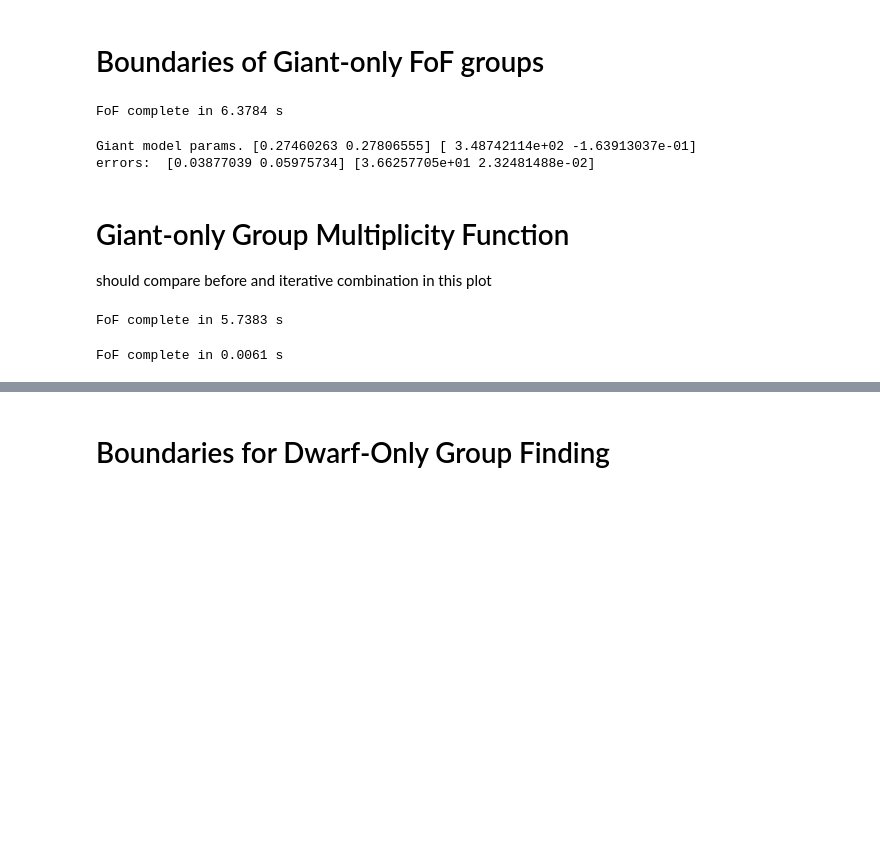
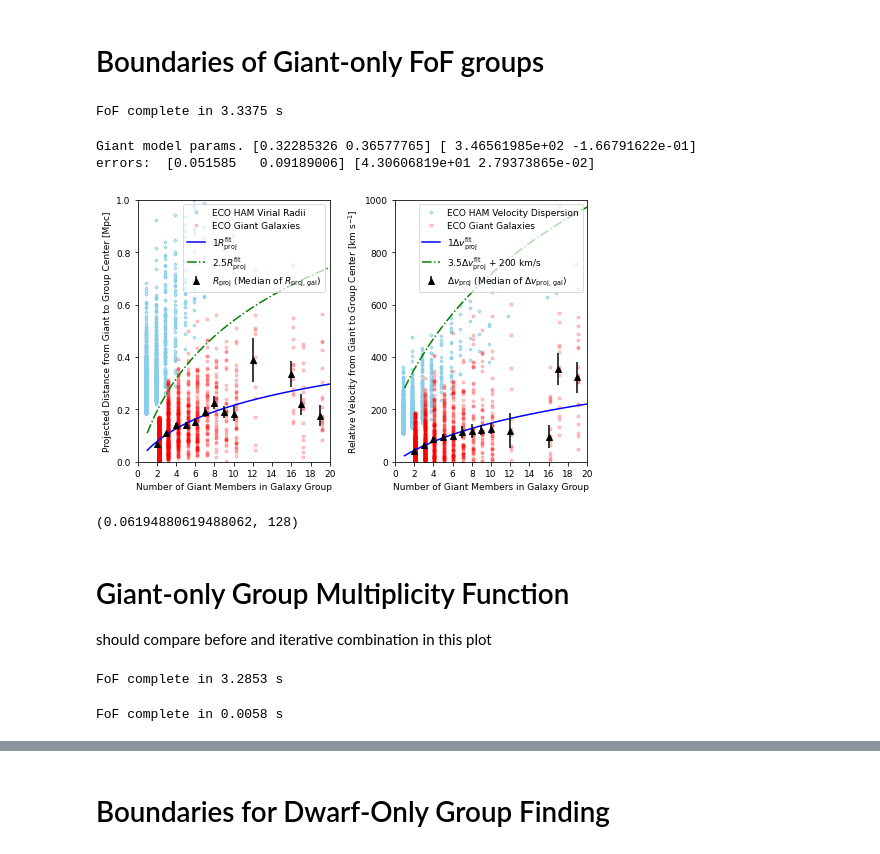
Before and after one commit to zhutchens1/g3groupfinder, a Jupyter notebook: resolve_and_eco/Section3Figures.ipynb, the cells around one changed output, grey strips where cells are left out. Cells and saved outputs as stored; diff of their text form; code cells hidden in the pictures; blank space fills up the shorter version.

```diff
--- a/resolve_and_eco/Section3Figures.ipynb
+++ b/resolve_and_eco/Section3Figures.ipynb
@@ -1,4 +1,5 @@
 # %%
+
 import sys
 sys.path.insert(0,'../g3algo/')
 from g3groupfinder import giantmodel, decayexp, sigmarange
@@ -12,6 +13,8 @@ from matplotlib.ticker import MaxNLocator
 from matplotlib import rcParams
 from scipy.optimize import curve_fit
 from center_binned_stats import center_binned_stats
+from scipy.stats import ks_2samp as kstest
+from scipy.interpolate import interp1d
 rcParams['axes.labelsize'] = 9
 rcParams['xtick.labelsize'] = 9
 rcParams['ytick.labelsize'] = 9
@@ -22,7 +25,11 @@ rcParams['grid.linewidth'] = 0.2
 my_locator = MaxNLocator(6)
 singlecolsize = (3.3522420091324205, 2.0717995001590714)
 doublecolsize = (7.100005949910059, 4.3880449973709)
-HUBBLE_CONST = 100.
+HUBBLE_CONST = 70.
+
+from scipy.spatial.distance import euclidean
+def hellinger2(p, q):
+    return euclidean(np.sqrt(p), np.sqrt(q)) / np.sqrt(2)
 # %% [markdown]
 # Boundaries of Giant-only FoF groups
 # %%
@@ -33,10 +40,10 @@ ecoradeg = np.array(ecodata.radeg)
 ecodedeg = np.array(ecodata.dedeg)
 ecocz = np.array(ecodata.cz)
 ecoabsrmag = np.array(ecodata.absrmag)
-ecogiantsel = (ecodata.absrmag<-19.4)
+ecogiantsel = (ecodata.absrmag<-19.5)
 ecogiantfofid = fof.fast_fof(ecoradeg[ecogiantsel],ecodedeg[ecogiantsel],ecocz[ecogiantsel],0.07,1.1,3.39/0.7,H0=70.)
 # %% [output]
-FoF complete in 6.3784 s
+FoF complete in 3.3375 s
 # %%
 ecogiantgrpra, ecogiantgrpdec, ecogiantgrpcz = fof.group_skycoords(ecoradeg[ecogiantsel], ecodedeg[ecogiantsel], ecocz[ecogiantsel], ecogiantfofid)
 relvel = np.abs(ecogiantgrpcz - ecocz[ecogiantsel])
@@ -55,8 +62,8 @@ poptrproj,cov1 = curve_fit(giantmodel, uniqecogiantgrpn[keepcalsel], median_relp
 poptdvproj,cov2 = curve_fit(giantmodel, uniqecogiantgrpn[keepcalsel], median_relvel, sigma=dvproj_median_error)#, p0=[160,6.5,45,-600])
 print("Giant model params.", poptrproj, poptdvproj)
 print("errors: ",np.sqrt(np.diag(cov1)),np.sqrt(np.diag(cov2)))
-rproj_boundary = lambda N: 3.5*giantmodel(N, *poptrproj) #3*(rprojslope*N+rprojint)
-vproj_boundary = lambda N: 6.5*giantmodel(N, *poptdvproj) #4.5*(dvprojslope*N+dvprojint)
+rproj_boundary = lambda N: 2.5*giantmodel(N, *poptrproj) #3*(rprojslope*N+rprojint)
+vproj_boundary = lambda N: 3.5*giantmodel(N, *poptdvproj)+200 #4.5*(dvprojslope*N+dvprojint)
 assert ((rproj_boundary(1)>0) and (vproj_boundary(1)>0)), "Cannot extrapolate Rproj or Vproj to N=1"
 
 # get virial radii from abundance matching to giant-only groups
@@ -70,39 +77,46 @@ GRAV=4.32e-9
 Vmax2 = (GRAV*(10**gilogmh)/gihalorvir)*0.216*cvir/Ac
 gihalorvir = gihalorvir / (HUBBLE_CONST/100.)
 # %% [output]
-Giant model params. [0.27460263 0.27806555] [ 3.48742114e+02 -1.63913037e-01]
-errors:  [0.03877039 0.05975734] [3.66257705e+01 2.32481488e-02]
+Giant model params. [0.32285326 0.36577765] [ 3.46561985e+02 -1.66791622e-01]
+errors:  [0.051585   0.09189006] [4.30606819e+01 2.79373865e-02]
 # %%
+%matplotlib inline
 fig, (ax,ax1) = plt.subplots(ncols=2, figsize=doublecolsize)
 sel = (ecogiantgrpn>1)
 ax1.plot(gihalon-0.2, gihalovdisp, 'D', label=r'ECO HAM Velocity Dispersion', rasterized=True, ms=2, markerfacecolor="None", markeredgecolor='skyblue')
 ax1.plot(ecogiantgrpn[sel]+0.1, relvel[sel], 'r.', alpha=0.2, label=r'ECO Giant Galaxies', rasterized=True)
 ax1.errorbar(uniqecogiantgrpn[keepcalsel], median_relvel, fmt='k^', label=r'$\Delta v_{\rm proj}$ (Median of $\Delta v_{\rm proj,\, gal}$)',yerr=dvproj_median_error, rasterized=True, zorder=15)
 tx = np.linspace(1,max(ecogiantgrpn),1000)
 ax1.plot(tx, giantmodel(tx, *poptdvproj), label=r'$1\Delta v_{\rm proj}^{\rm fit}$', rasterized=True, color='blue')
-ax1.plot(tx, 6.5*giantmodel(tx, *poptdvproj), 'g',  label=r'$6.5\Delta v_{\rm proj}^{\rm fit}$', linestyle='-.', rasterized=True)
+ax1.plot(tx, 3.5*giantmodel(tx, *poptdvproj)+200, 'g',  label=r'$3.5\Delta v_{\rm proj}^{\rm fit}$ + 200 km/s', linestyle='-.', rasterized=True)
 
 ax1.set_xlim(0,20)
-ax1.set_ylim(0,850)
+ax1.set_ylim(0,1000)
 ax1.set_xticks(np.arange(0,22,2))
 ax1.set_xlabel("Number of Giant Members in Galaxy Group")
 ax1.set_ylabel(r"Relative Velocity from Giant to Group Center [km s$^{-1}$]")
-ax1.legend(loc='upper right', framealpha=1)
+ax1.legend(loc='upper right', framealpha=0.7)
 
 ax.plot(gihalon-0.1, gihalorvir, 'D', markeredgecolor='skyblue', markerfacecolor="None", ms=2, label=r'ECO HAM Virial Radii', rasterized=True)
 ax.plot(ecogiantgrpn[sel]+0.2, relprojdist[sel], 'r.', alpha=0.2, label=r'ECO Giant Galaxies', rasterized=True)
 ax.errorbar(uniqecogiantgrpn[keepcalsel], median_relprojdist, fmt='k^', label=r'$R_{\rm proj}$ (Median of $R_{\rm proj,\, gal}$)',yerr=rproj_median_error, rasterized=True, zorder=15)
 ax.plot(tx, giantmodel(tx, *poptrproj), label=r'$1R_{\rm proj}^{\rm fit}$', rasterized=True, color='blue')
-ax.plot(tx, 3.5*giantmodel(tx, *poptrproj), 'g', label=r'$3.5R_{\rm proj}^{\rm fit}$', linestyle='-.', rasterized=True)
+ax.plot(tx, 2.5*giantmodel(tx, *poptrproj), 'g', label=r'$2.5R_{\rm proj}^{\rm fit}$', linestyle='-.', rasterized=True)
 ax.set_xlabel("Number of Giant Members in Galaxy Group")
 ax.set_ylabel(r"Projected Distance from Giant to Group Center [Mpc]")
-ax.legend(loc='best', framealpha=1)
+ax.legend(loc='best', framealpha=0.7)
 ax.set_xlim(0,20)
-ax.set_ylim(0,0.85)
+ax.set_ylim(0,1)
 ax.set_xticks(np.arange(0,22,2))
 plt.tight_layout()
 plt.savefig("../figures/rproj_calibration_assoc.pdf")
 plt.show()
+# %% [output]
+[figure, added]
+# %%
+len(ecogiantgrpn[ecogiantgrpn>10])/len(ecogiantgrpn), max(ecogiantgrpn)
+# %% [output]
+(0.06194880619488062, 128)
 # %% [markdown]
 # Giant-only Group Multiplicity Function
 should compare before and iterative combination in this plot
@@ -114,10 +128,10 @@ ecoradeg = np.array(ecodata.radeg)
 ecodedeg = np.array(ecodata.dedeg)
 ecocz = np.array(ecodata.cz)
 ecoabsrmag = np.array(ecodata.absrmag)
-ecogiantsel = (ecodata.absrmag<-19.4)
+ecogiantsel = (ecodata.absrmag<-19.5)
 ecogiantfofid = fof.fast_fof(ecoradeg[ecogiantsel],ecodedeg[ecogiantsel],ecocz[ecogiantsel],0.07,1.1,3.39/0.7,H0=70.)
 # %% [output]
-FoF complete in 5.7383 s
+FoF complete in 3.2853 s
 # %%
 resbdata = pd.read_csv("RESOLVEdata_G3catalog_luminosity.csv")
 resbdata = resbdata[resbdata.f_b==1]
@@ -126,10 +140,10 @@ resbradeg = np.array(resbdata.radeg)
 resbdedeg = np.array(resbdata.dedeg)
 resbcz = np.array(resbdata.cz)
 resbabsrmag = np.array(resbdata.absrmag)
-resbgiantsel = (resbdata.absrmag<-19.4)
+resbgiantsel = (resbdata.absrmag<-19.5)
 resbgiantfofid = fof.fast_fof(resbradeg[resbgiantsel],resbdedeg[resbgiantsel],resbcz[resbgiantsel],0.07,1.1,3.39/0.7,H0=70.)
 # %% [output]
-FoF complete in 0.0061 s
+FoF complete in 0.0058 s
 # %%
 
 plt.figure(figsize=(singlecolsize[0],1.1*singlecolsize[1]))
```
Also changed, not shown: parts of 25 cells of this notebook, 1 other file.
